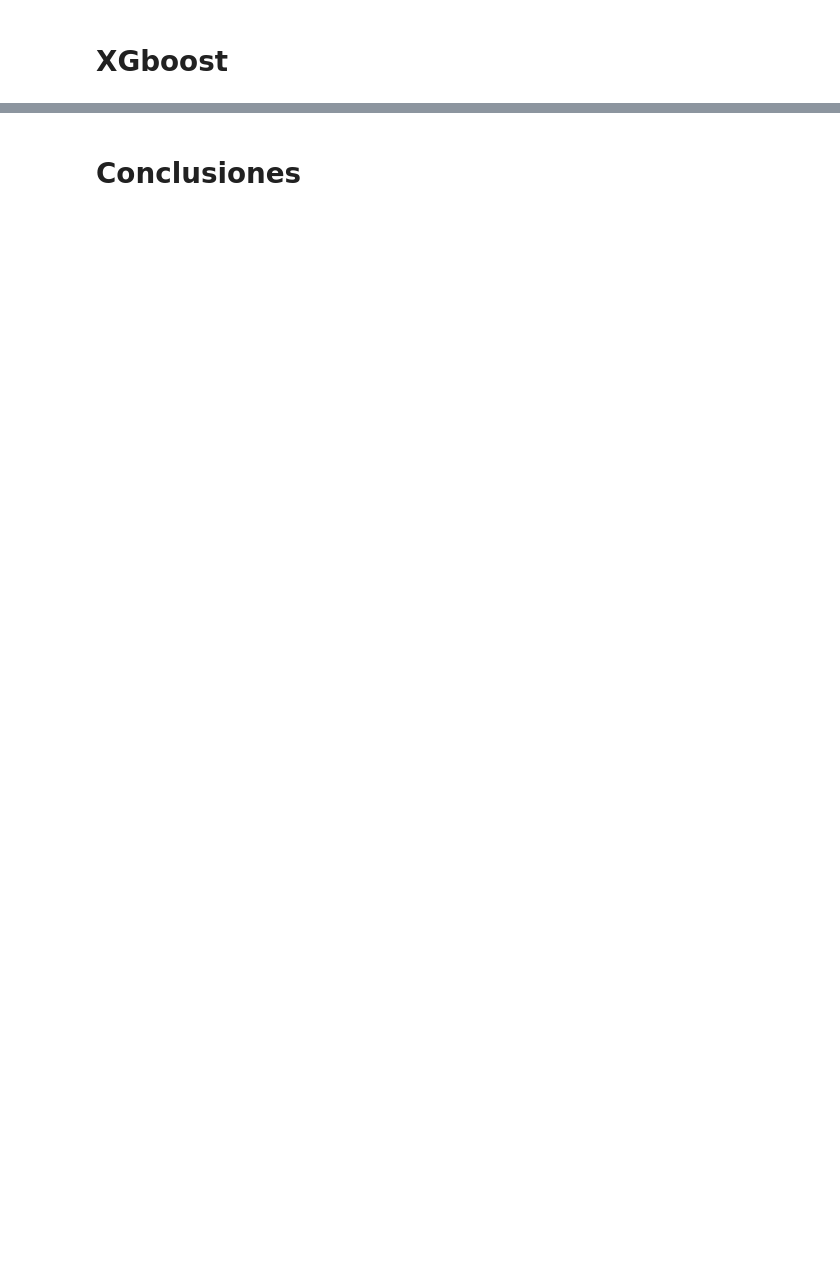
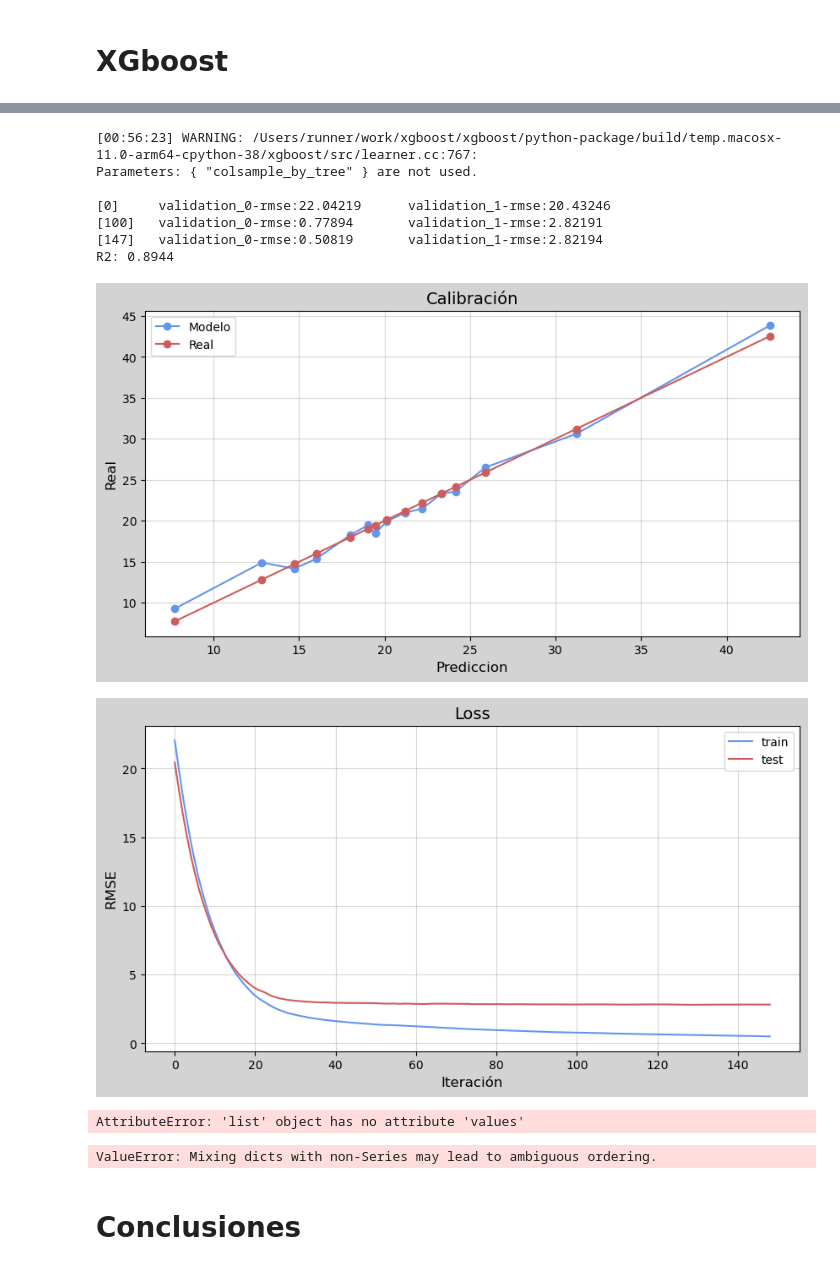
Before and after one commit to zayo1511/LabAprEst, a Jupyter notebook: Parcial3/TareaGradientBoosting.ipynb, the cells around one changed output, grey strips where cells are left out. Drawn from its saved outputs; the diff is of its cells as text; code cells hidden in the pictures; blank space fills up the shorter version.

```diff
--- a/Parcial3/TareaGradientBoosting.ipynb
+++ b/Parcial3/TareaGradientBoosting.ipynb
@@ -251,2 +266,52 @@ ValueError: DataFrame.dtypes for data must be int, float, bool or category. When
+# %%
+X_train = X_train.copy().astype('float')
+X_test = X_test.copy().astype('float')
+y_train = y_train.copy().astype('float')
+y_test = y_test.copy().astype('float')
+
+model = XGBRegressor(
+    n_estimators=10000,
+    max_depth=5,
+    learning_rate=0.1,
+    reg_lambda=0.1,
+    subsample=0.5,
+    colsample_by_tree=0.8,
+    tree_method='hist',
+    enable_categorical=True
+)
+
+model.fit(X_train, y_train, eval_set=[(X_train, y_train), (X_test, y_test)], verbose=100, early_stopping_rounds=20)
+
+predicciones = model.predict(X_test)
+R2 = r2_score(y_test, predicciones)
+print(f'R2: {R2:.4f}')
+
+calibracion(predicciones, y_test)
+
+eval_model = model.evals_result()
+train_loss = eval_model['validation_0']['rmse']
+test_loss = eval_model['validation_1']['rmse']
+
+loss(train_loss, test_loss)
+
+importancia_weight = list(model.get_booster().get_score(importance_type='weight')).values()
+importancia_gain = list(model.get_booster().get_score(importance_type='gain')).values()
+features = model.get_booster().feature_names
+# %% [output]
+[00:56:23] WARNING: /Users/runner/work/xgboost/xgboost/python-package/build/temp.macosx-11.0-arm64-cpython-38/xgboost/src/learner.cc:767:
+Parameters: { "colsample_by_tree" } are not used.
+
+[0]     validation_0-rmse:22.04219      validation_1-rmse:20.43246
+[100]   validation_0-rmse:0.77894       validation_1-rmse:2.82191
+[147]   validation_0-rmse:0.50819       validation_1-rmse:2.82194
+R2: 0.8944
+[figure, added]
+[figure, added]
+AttributeError: 'list' object has no attribute 'values'
+# %%
+importance(features, importancia_weight, 5, 'weight')
+importance(features, importancia_gain, 5, 'gain')
+# %% [output]
+ValueError: Mixing dicts with non-Series may lead to ambiguous ordering.
 # %% [markdown]
 # Conclusiones
```
Also changed, not shown: parts of 5 cells of this notebook.
